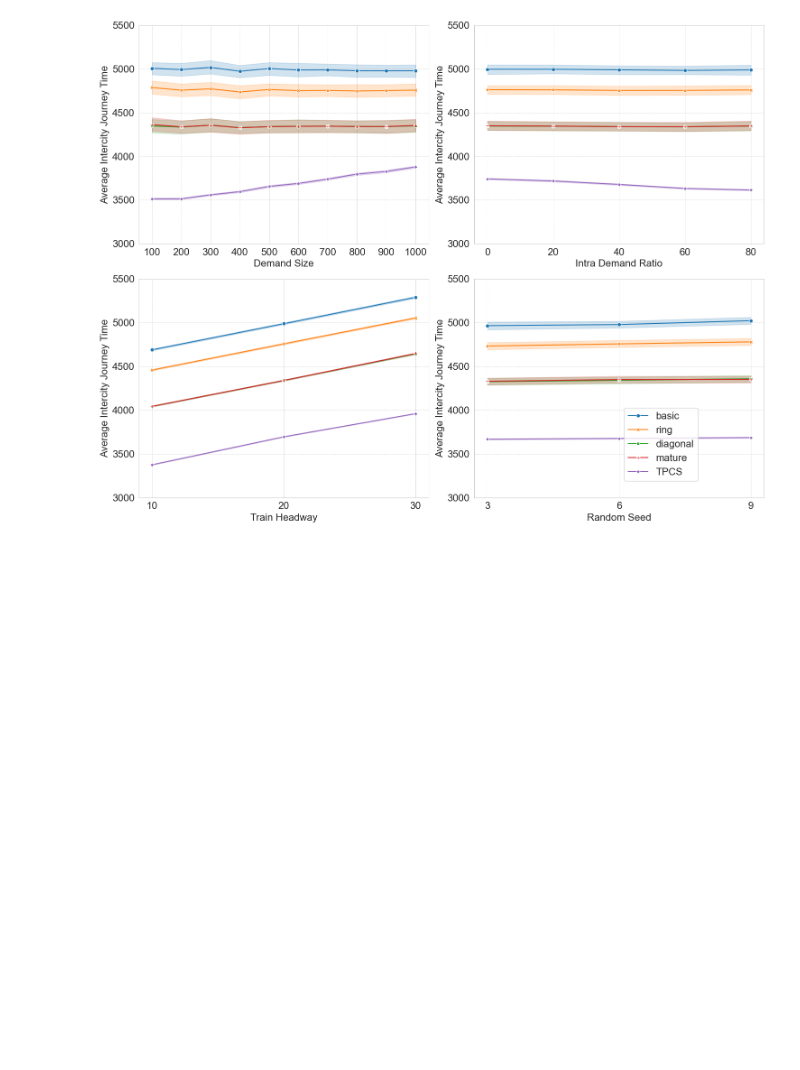
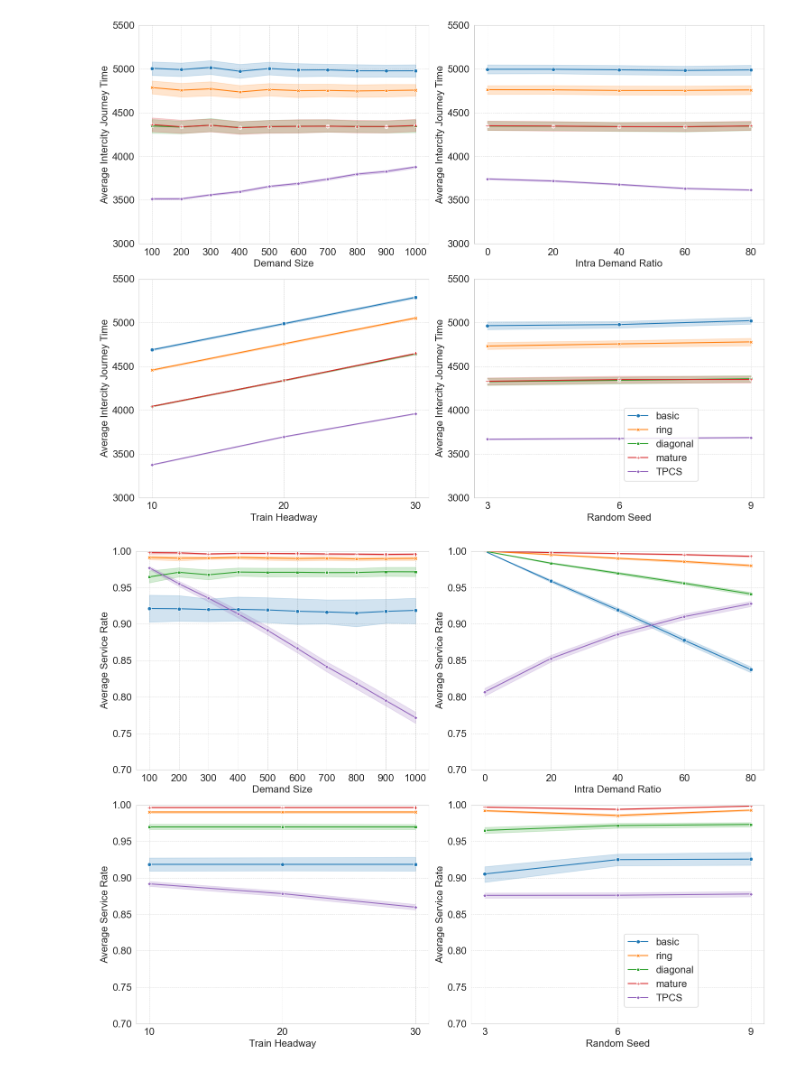
Before and after one commit to ChenhaoDing/J26-TPCS, a Jupyter notebook: 5-VISUALIZE-2-interaction.ipynb, the cells around one changed output. Drawn from its saved outputs; the diff is of its cells as text; code cells hidden in the pictures; blank space fills up the shorter version.

```diff
--- a/5-VISUALIZE-2-interaction.ipynb
+++ b/5-VISUALIZE-2-interaction.ipynb
@@ -8,9 +8,14 @@ import os
 # Read the analysis results
 pt_results_dirpath = "data/pt-sim-results/"
 pt_scenarios_results = pd.read_csv(os.path.join(pt_results_dirpath, "all_pt_scenario_level_analysis_results.csv"))
-print(f"PT Columns: {pt_scenarios_results.columns.tolist()}")
 
 amod_results_dirpath = "data/amod-sim-results/"
 amod_scenarios_results = pd.read_csv(os.path.join(amod_results_dirpath, "all_amod_scenario_level_analysis_results.csv"))
+
+# Rename service rate clomun name for consistency
+amod_scenarios_results = amod_scenarios_results.rename(columns={"average_amod_service_rate":"average_service_rate"})
+pt_scenarios_results = pt_scenarios_results.rename(columns={"average_pt_service_rate":"average_service_rate"})
+
+print(f"PT Columns: {pt_scenarios_results.columns.tolist()}")
 print(f"AMoD Columns: {amod_scenarios_results.columns.tolist()}")
 # %% [output]
@@ -62,7 +67,8 @@ name_dict = {
     'average_intercity_journey_time': "Average Intercity Journey Time",
     'average_intracity_journey_time': "Average Intracity Journey Time",
     'average_amod_service_rate': "Average AMoD Service Rate",
-    'average_pt_service_rate': 'Average PT Service Rate'
+    'average_pt_service_rate': 'Average PT Service Rate',
+    'average_service_rate': "Average Service Rate",
 }
 
 variable_name_list = ['demand_size', 'intra_ratio', 'train_headway', 'random_seed']
@@ -218,3 +224,18 @@ draw_interaction_plots_comparison(
 )
 # %% [output]
 [figure]
+# %%
+draw_interaction_plots_comparison(
+    kpi_column='average_service_rate', y_axis_limit=(0.7, 1),
+    data1=pt_scenarios_results,
+    data2=amod_scenarios_results,
+    data1_label='bus',
+    data2_label='mod',
+    errorbar=('ci', 95),
+    strategy_column_1='pt_network_name',
+    strategy_column_2='broker_type',
+    variable_name_list=variable_name_list,
+    name_dict=name_dict
+)
+# %% [output]
+[figure, added]
```
Also changed, not shown: parts of 1 cell of this notebook, 4 other files.
